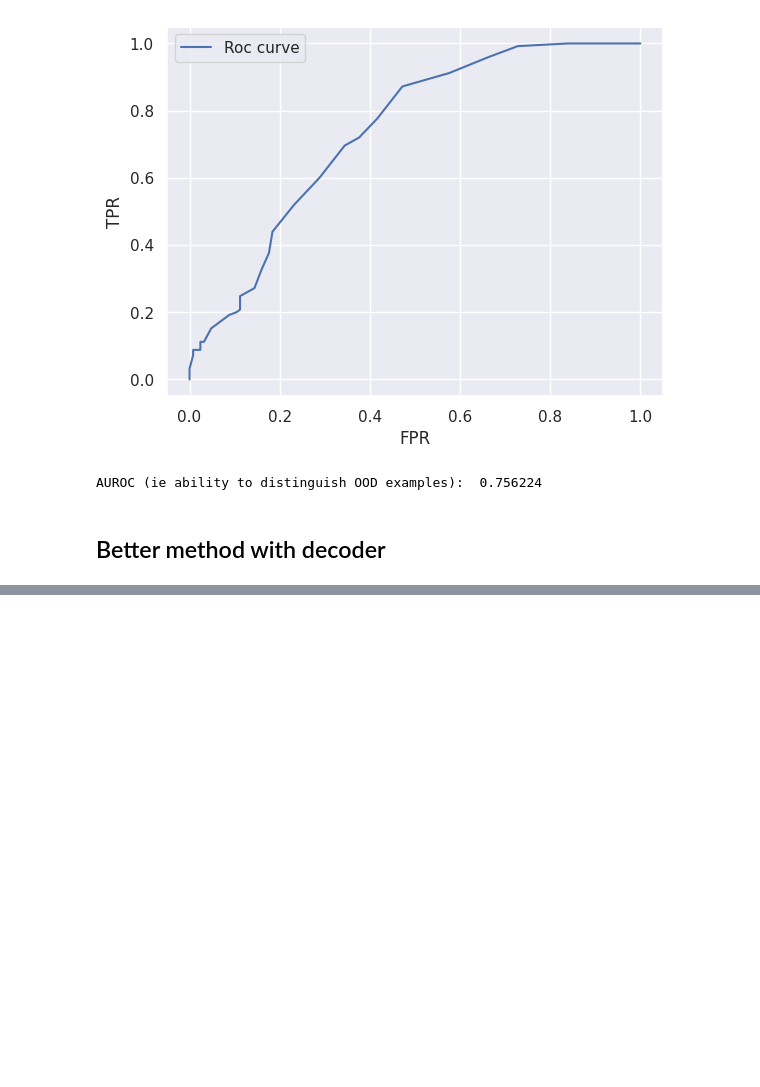
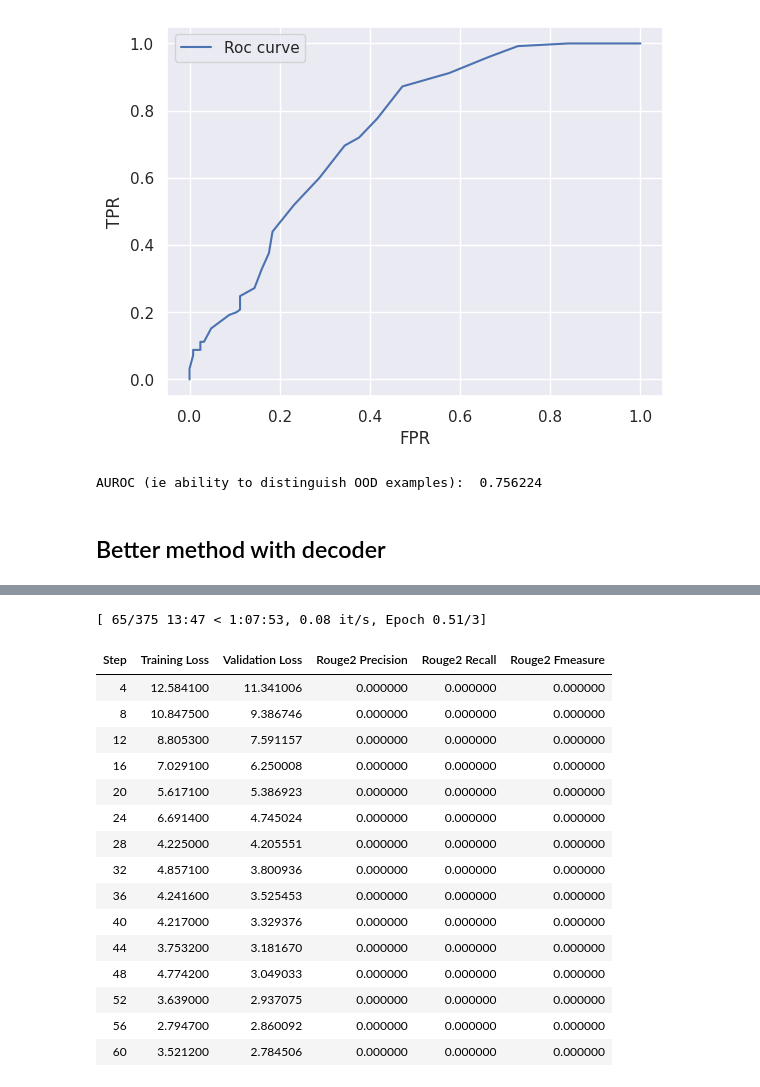
Before and after one commit to jose-melo/nlp-ood-detection, a Jupyter notebook: nlp_ood_detection/auroc_and_decoder_methods/auroc_and_decoder_for_ood_detection.ipynb, the cells around one changed output, grey strips where cells are left out. Saved outputs shown, nothing was run; the diff lists cells and outputs as text; code cells hidden in the pictures; blank space fills up the shorter version.

Commit message:
Decoder method works now

```diff
--- a/nlp_ood_detection/auroc_and_decoder_methods/auroc_and_decoder_for_ood_detection.ipynb
+++ b/nlp_ood_detection/auroc_and_decoder_methods/auroc_and_decoder_for_ood_detection.ipynb
@@ -225,9 +223,5 @@ tokenized_out_dataset_for_decoder = tokenized_out_dataset.map(new_label)
 # %%
-small_train_dataset_for_decoder = tokenized_in_dataset_for_decoder["train"].shuffle(seed=42).select(range(2000))
-small_in_eval_dataset_for_decoder = tokenized_in_dataset_for_decoder["test"].shuffle(seed=42).select(range(1000))
-small_out_eval_dataset_for_decoder = tokenized_out_dataset_for_decoder["test"].shuffle(seed=42).select(range(1000))
-
-
-train_dataloader_for_decoder = DataLoader(small_train_dataset_for_decoder, shuffle=True, batch_size=8)
-in_eval_dataloader_for_decoder = DataLoader(small_in_eval_dataset_for_decoder, shuffle=True, batch_size=8)
-out_eval_dataloader_for_decoder = DataLoader(small_out_eval_dataset_for_decoder, shuffle=True, batch_size=8)
+small_train_dataset_for_decoder = tokenized_in_dataset_for_decoder["train"].shuffle(seed=42).select(range(1000))
+small_val_dataset_for_decoder = tokenized_in_dataset_for_decoder["train"].shuffle(seed=42).select(range(100))
+small_in_eval_dataset_for_decoder = tokenized_in_dataset_for_decoder["test"].shuffle(seed=42).select(range(100))
+small_out_eval_dataset_for_decoder = tokenized_out_dataset_for_decoder["test"].shuffle(seed=42).select(range(100))
@@ -239,3 +233,3 @@ model4.save_pretrained('pretrained_save_sans_classifier')
 # %%
-encoder_decoder_model = EncoderDecoderModel.from_encoder_decoder_pretrained("pretrained_save_sans_classifier", "prajjwal1/bert-tiny")
+encoder_decoder_model = EncoderDecoderModel.from_encoder_decoder_pretrained("pretrained_save_base", "prajjwal1/bert-tiny")
 # %% [output]
@@ -279 +253,64 @@ for epoch in range(num_epochs):
+# %%
+from transformers import Seq2SeqTrainingArguments, Seq2SeqTrainer
+import datasets
+
+rouge = datasets.load_metric("rouge")
+
+encoder_decoder_model.config.decoder_start_token_id = tokenizer.cls_token_id
+encoder_decoder_model.config.pad_token_id = tokenizer.pad_token_id
+
+training_args = Seq2SeqTrainingArguments(
+    predict_with_generate=True,
+    evaluation_strategy="steps",
+    per_device_train_batch_size=8,
+    per_device_eval_batch_size=8,
+    output_dir="./",
+    logging_steps=2,
+    save_steps=10,
+    eval_steps=4
+)
+
+def compute_metrics(pred):
+    labels_ids = pred.label_ids
+    pred_ids = pred.predictions
+
+    pred_str = tokenizer.batch_decode(pred_ids, skip_special_tokens=True)
+    labels_ids[labels_ids == -100] = tokenizer.pad_token_id
+    label_str = tokenizer.batch_decode(labels_ids, skip_special_tokens=True)
+
+    rouge_output = rouge.compute(predictions=pred_str, references=label_str, rouge_types=["rouge2"])["rouge2"].mid
+
+    return {
+        "rouge2_precision": round(rouge_output.precision, 4),
+        "rouge2_recall": round(rouge_output.recall, 4),
+        "rouge2_fmeasure": round(rouge_output.fmeasure, 4),
+    }
+
+# instantiate trainer
+trainer = Seq2SeqTrainer(
+    model=encoder_decoder_model,
+    args=training_args,
+    compute_metrics=compute_metrics,
+    train_dataset=small_train_dataset_for_decoder,
+    eval_dataset=small_val_dataset_for_decoder,
+)
+trainer.train()
+# %% [output]
+[ 65/375 13:47 < 1:07:53, 0.08 it/s, Epoch 0.51/3]
+| Step | Training Loss | Validation Loss | Rouge2 Precision | Rouge2 Recall | Rouge2 Fmeasure |
+| 4 | 12.584100 | 11.341006 | 0.000000 | 0.000000 | 0.000000 |
+| 8 | 10.847500 | 9.386746 | 0.000000 | 0.000000 | 0.000000 |
+| 12 | 8.805300 | 7.591157 | 0.000000 | 0.000000 | 0.000000 |
+| 16 | 7.029100 | 6.250008 | 0.000000 | 0.000000 | 0.000000 |
+| 20 | 5.617100 | 5.386923 | 0.000000 | 0.000000 | 0.000000 |
+| 24 | 6.691400 | 4.745024 | 0.000000 | 0.000000 | 0.000000 |
+| 28 | 4.225000 | 4.205551 | 0.000000 | 0.000000 | 0.000000 |
+| 32 | 4.857100 | 3.800936 | 0.000000 | 0.000000 | 0.000000 |
+| 36 | 4.241600 | 3.525453 | 0.000000 | 0.000000 | 0.000000 |
+| 40 | 4.217000 | 3.329376 | 0.000000 | 0.000000 | 0.000000 |
+| 44 | 3.753200 | 3.181670 | 0.000000 | 0.000000 | 0.000000 |
+| 48 | 4.774200 | 3.049033 | 0.000000 | 0.000000 | 0.000000 |
+| 52 | 3.639000 | 2.937075 | 0.000000 | 0.000000 | 0.000000 |
+| 56 | 2.794700 | 2.860092 | 0.000000 | 0.000000 | 0.000000 |
+| 60 | 3.521200 | 2.784506 | 0.000000 | 0.000000 | 0.000000 |
 # %%
```
Also changed, not shown: parts of 19 cells of this notebook.
